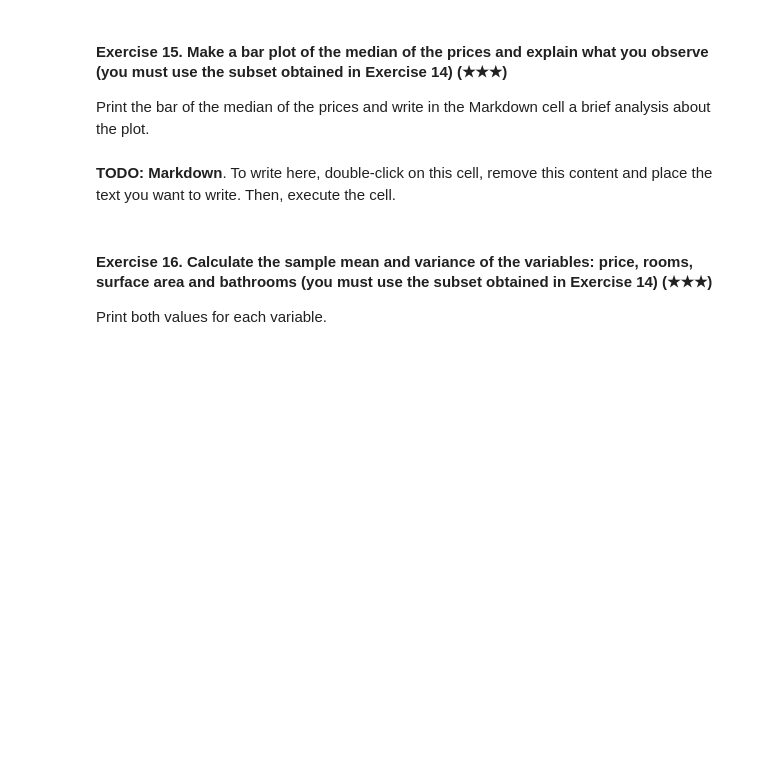
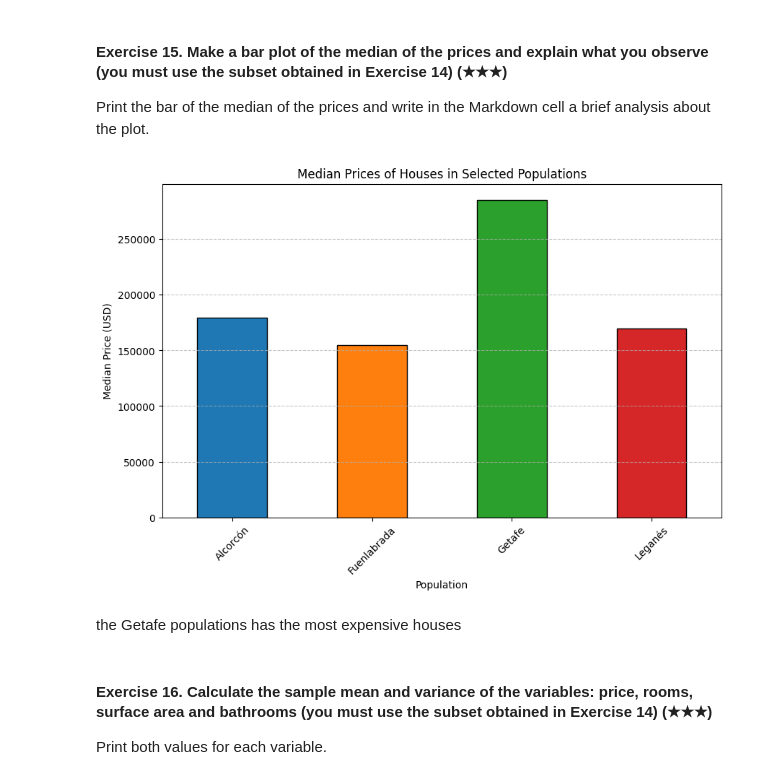
Before and after one commit to mberrio10/realestate-datacleanup-exercise, a Jupyter notebook: project.ipynb, the cells around one changed output. Drawn from its saved outputs; the diff is of its cells as text; code cells hidden in the pictures; blank space fills up the shorter version.

```diff
--- a/project.ipynb
+++ b/project.ipynb
@@ -276,8 +439,25 @@ Hint: Filter the original DataFrame using the column `level5` and the function `
 Print the bar of the median of the prices and write in the Markdown cell a brief analysis about the plot.
 # %%
 # TODO: Code
+ds = pd.read_csv('assets/real_estate.csv', sep=';')
+housingData = pd.DataFrame(ds)
+
+subsetData = housingData[housingData['level5'].isin(["Fuenlabrada", "Leganés", "Getafe", "Alcorcón"])]
+
+averagePrices = subsetData.groupby('level5')['price'].median()
+
+plt.figure(figsize=(10, 6))
+averagePrices.plot(kind='bar', color=['#1f77b4', '#ff7f0e', '#2ca02c', '#d62728'], edgecolor='black')
+plt.title('Median Prices of Houses in Selected Populations')
+plt.xlabel('Population')
+plt.ylabel('Median Price (USD)')
+plt.xticks(rotation=45)
+plt.grid(axis='y', linestyle='--', alpha=0.7)
+plt.show()
+# %% [output]
+[figure, added]
 # %% [markdown]
-**TODO: Markdown**. To write here, double-click on this cell, remove this content and place the text you want to write. Then, execute the cell.
+the Getafe populations has the most expensive houses
 # %% [markdown]
 #### Exercise 16. Calculate the sample mean and variance of the variables: price, rooms, surface area and bathrooms (you must use the subset obtained in Exercise 14) (★★★)
 
```
Also changed, not shown: parts of 19 cells of this notebook.
